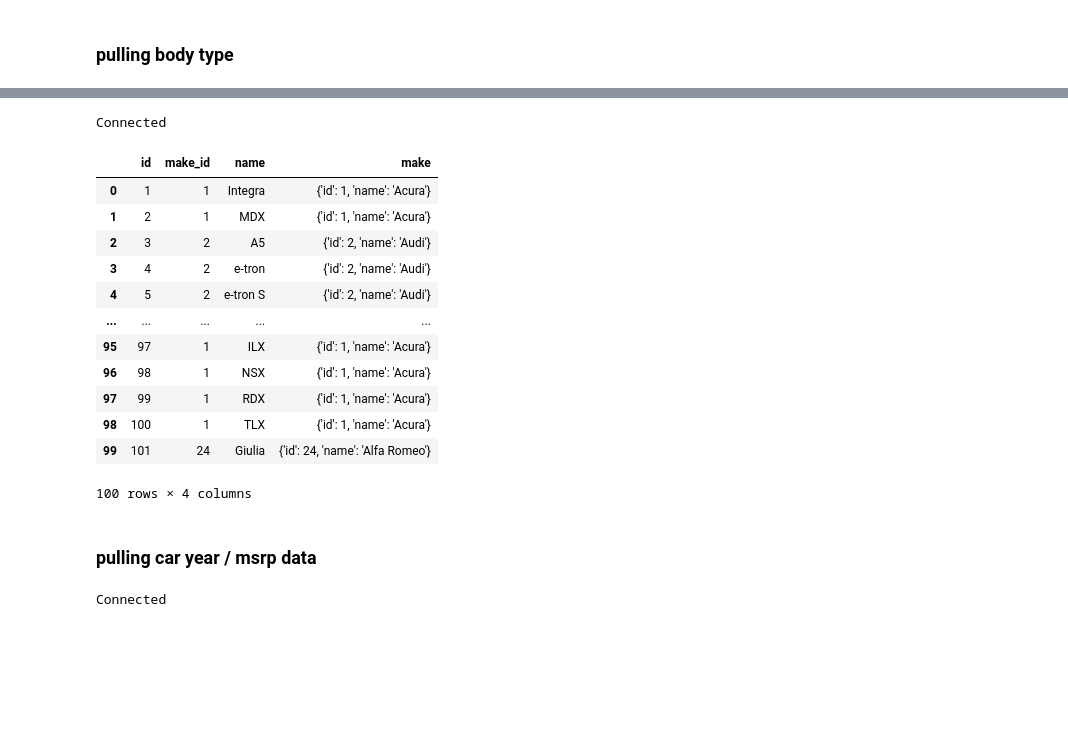
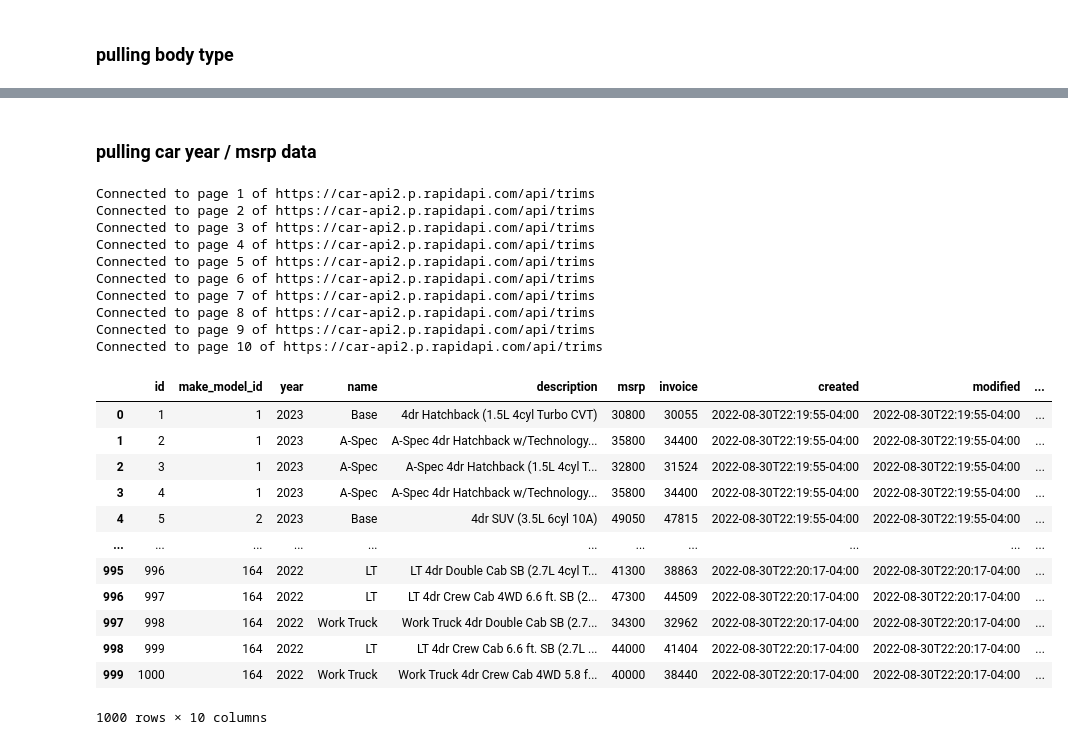
Before and after one commit to jlu7922/capstone, a Jupyter notebook: data-scrape.ipynb, the cells around one changed output, grey strips where cells are left out. Drawn from its saved outputs; the diff is of its cells as text; code cells hidden in the pictures; blank space fills up the shorter version.

```diff
--- a/data-scrape.ipynb
+++ b/data-scrape.ipynb
@@ -89,56 +96,29 @@ body
-# %%
-url = "https://car-api2.p.rapidapi.com/api/models"
-
-querystring = {"verbose":"yes","direction":"asc","sort":"id"}
-
-headers = {
-    "X-RapidAPI-Key": "1201ae780cmsh7393c8d2372c07dp148e7fjsn029918f1d16c",
-    "X-RapidAPI-Host": "car-api2.p.rapidapi.com"
-}
-
-response3 = requests.get(url, headers=headers, params=querystring)
-
-if response.status_code == 200:
-    print("Connected")
-else:
-    print(f"Response status: {response.status_code}")
-# %% [output]
-Connected
-# %%
-model_data_json = response3.json()
-model = pd.DataFrame(model_data_json['data'])
-model
-# %% [output]
-|  | id | make_id | name | make |
-| 0 | 1 | 1 | Integra | {'id': 1, 'name': 'Acura'} |
-| 1 | 2 | 1 | MDX | {'id': 1, 'name': 'Acura'} |
-| 2 | 3 | 2 | A5 | {'id': 2, 'name': 'Audi'} |
-| 3 | 4 | 2 | e-tron | {'id': 2, 'name': 'Audi'} |
-| 4 | 5 | 2 | e-tron S | {'id': 2, 'name': 'Audi'} |
-| ... | ... | ... | ... | ... |
-| 95 | 97 | 1 | ILX | {'id': 1, 'name': 'Acura'} |
-| 96 | 98 | 1 | NSX | {'id': 1, 'name': 'Acura'} |
-| 97 | 99 | 1 | RDX | {'id': 1, 'name': 'Acura'} |
-| 98 | 100 | 1 | TLX | {'id': 1, 'name': 'Acura'} |
-| 99 | 101 | 24 | Giulia | {'id': 24, 'name': 'Alfa Romeo'} |
-100 rows × 4 columns
 # %% [markdown]
 ### pulling car year / msrp data
 # %%
-url = "https://car-api2.p.rapidapi.com/api/trims"
-
-querystring = {"verbose":"yes","direction":"asc","sort":"id"}
-
-headers = {
-    "X-RapidAPI-Key": "1201ae780cmsh7393c8d2372c07dp148e7fjsn029918f1d16c",
-    "X-RapidAPI-Host": "car-api2.p.rapidapi.com"
-}
-
-response4 = requests.get(url, headers=headers, params=querystring)
-
-if response4.status_code == 200:
-    print("Connected")
-else:
-    print(f"Response status: {response.status_code}")
+trim_url = "https://car-api2.p.rapidapi.com/api/trims"
+data_puller(1, 10, trim_url)
 # %% [output]
-Connected
+Connected to page 1 of https://car-api2.p.rapidapi.com/api/trims
+Connected to page 2 of https://car-api2.p.rapidapi.com/api/trims
+Connected to page 3 of https://car-api2.p.rapidapi.com/api/trims
+Connected to page 4 of https://car-api2.p.rapidapi.com/api/trims
+Connected to page 5 of https://car-api2.p.rapidapi.com/api/trims
+Connected to page 6 of https://car-api2.p.rapidapi.com/api/trims
+Connected to page 7 of https://car-api2.p.rapidapi.com/api/trims
+Connected to page 8 of https://car-api2.p.rapidapi.com/api/trims
+Connected to page 9 of https://car-api2.p.rapidapi.com/api/trims
+Connected to page 10 of https://car-api2.p.rapidapi.com/api/trims
+|  | id | make_model_id | year | name | description | msrp | invoice | created | modified | ... |
+| 0 | 1 | 1 | 2023 | Base | 4dr Hatchback (1.5L 4cyl Turbo CVT) | 30800 | 30055 | 2022-08-30T22:19:55-04:00 | 2022-08-30T22:19:55-04:00 | ... |
+| 1 | 2 | 1 | 2023 | A-Spec | A-Spec 4dr Hatchback w/Technology... | 35800 | 34400 | 2022-08-30T22:19:55-04:00 | 2022-08-30T22:19:55-04:00 | ... |
+| 2 | 3 | 1 | 2023 | A-Spec | A-Spec 4dr Hatchback (1.5L 4cyl T... | 32800 | 31524 | 2022-08-30T22:19:55-04:00 | 2022-08-30T22:19:55-04:00 | ... |
+| 3 | 4 | 1 | 2023 | A-Spec | A-Spec 4dr Hatchback w/Technology... | 35800 | 34400 | 2022-08-30T22:19:55-04:00 | 2022-08-30T22:19:55-04:00 | ... |
+| 4 | 5 | 2 | 2023 | Base | 4dr SUV (3.5L 6cyl 10A) | 49050 | 47815 | 2022-08-30T22:19:55-04:00 | 2022-08-30T22:19:55-04:00 | ... |
+| ... | ... | ... | ... | ... | ... | ... | ... | ... | ... | ... |
+| 995 | 996 | 164 | 2022 | LT | LT 4dr Double Cab SB (2.7L 4cyl T... | 41300 | 38863 | 2022-08-30T22:20:17-04:00 | 2022-08-30T22:20:17-04:00 | ... |
+| 996 | 997 | 164 | 2022 | LT | LT 4dr Crew Cab 4WD 6.6 ft. SB (2... | 47300 | 44509 | 2022-08-30T22:20:17-04:00 | 2022-08-30T22:20:17-04:00 | ... |
+| 997 | 998 | 164 | 2022 | Work Truck | Work Truck 4dr Double Cab SB (2.7... | 34300 | 32962 | 2022-08-30T22:20:17-04:00 | 2022-08-30T22:20:17-04:00 | ... |
+| 998 | 999 | 164 | 2022 | LT | LT 4dr Crew Cab 6.6 ft. SB (2.7L ... | 44000 | 41404 | 2022-08-30T22:20:17-04:00 | 2022-08-30T22:20:17-04:00 | ... |
+| 999 | 1000 | 164 | 2022 | Work Truck | Work Truck 4dr Crew Cab 4WD 5.8 f... | 40000 | 38440 | 2022-08-30T22:20:17-04:00 | 2022-08-30T22:20:17-04:00 | ... |
+1000 rows × 10 columns
```
Also changed, not shown: parts of 8 cells of this notebook.
